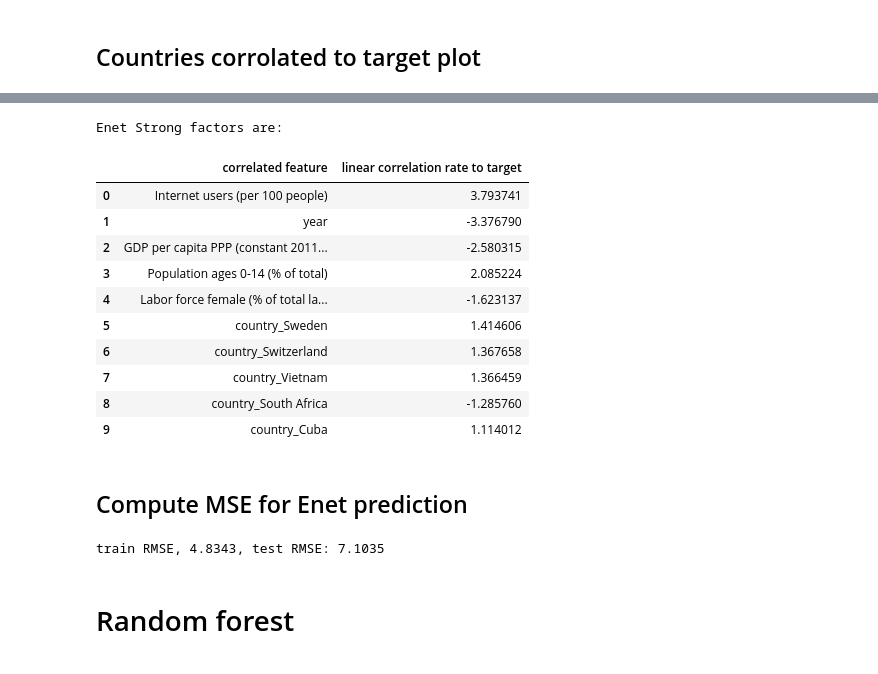
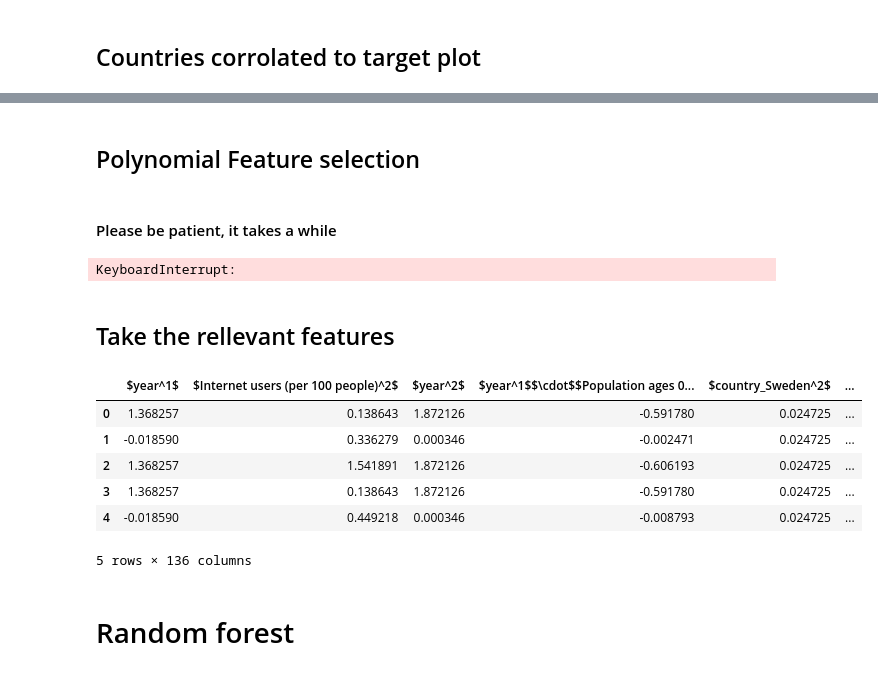
Before and after one commit to acrola/WorkShopDS, a Jupyter notebook: Project-Notebook.ipynb, the cells around one changed output, grey strips where cells are left out. Drawn from its saved outputs; the diff is of its cells as text; code cells hidden in the pictures.

```diff
--- a/Project-Notebook.ipynb
+++ b/Project-Notebook.ipynb
@@ -1018,47 +1054,35 @@ plt.show()
+# %% [markdown]
+## Polynomial Feature selection
+# %% [markdown]
+#### Please be patient, it takes a while
 # %%
-# run elastic model for feature selection
-enet = ElasticNetCV(max_iter=10000)
-enet.fit(train_factors, train_class)
-chosen_features_list = [(train_factors.columns[i],enet.coef_[i]) for i in range(enet.coef_.shape[0])]
+model = ElasticNetCV(max_iter=20000)
+sfm = fs.SelectFromModel(model)
+sfm.fit(train_factors, train_class)
+chosen_pol_features_list = [list(train_factors)[i] for i in sfm.get_support(True)]
 
-def comp(tuple):
-    return abs(tuple[1])
-
-chosen_features_list.sort(key=comp, reverse=True)
-headers = [['correlated feature', 'linear correlation rate to target']]
-data = headers + [[x[0], x[1]]\
-                  for x in chosen_features_list if x[1] != 0.0 ]
-headers = data.pop(0) # gives the headers as list and leaves data
-table = pd.DataFrame(data, columns=headers)
-print("Enet Strong factors are: ")
+header = [['selected feature']]
+data = header + chosen_pol_features_list
+headers = data.pop(0) # gives the header as list and leaves data
+table = pd.DataFrame(data, columns=header)
+print("Selected features are: ")
 table.head(10)
 # %% [output]
-Enet Strong factors are:
+KeyboardInterrupt:
-|  | correlated feature | linear correlation rate to target |
-| 0 | Internet users (per 100 people) | 3.793741 |
-| 1 | year | -3.376790 |
-| 2 | GDP per capita PPP (constant 2011... | -2.580315 |
-| 3 | Population ages 0-14 (% of total) | 2.085224 |
-| 4 | Labor force female (% of total la... | -1.623137 |
-| 5 | country_Sweden | 1.414606 |
-| 6 | country_Switzerland | 1.367658 |
-| 7 | country_Vietnam | 1.366459 |
-| 8 | country_South Africa | -1.285760 |
-| 9 | country_Cuba | 1.114012 |
-# %% [markdown]
-## Compute MSE for Enet prediction
-# %%
-test_predictions = enet.predict(test_factors)
-tarin_predictions = enet.predict(train_factors)
-
-
-# Compute the error.test_mse = mean_squared_error(y_test, rf.predict(test_factors))
-train_mse = mean_squared_error(train_class, tarin_predictions)
-test_mse = mean_squared_error(test_class, test_predictions)
-
-print("train RMSE, %.4f, test RMSE: %.4f" % (np.sqrt(train_mse), np.sqrt(test_mse)))
-# %% [output]
-train RMSE, 4.8343, test RMSE: 7.1035
+# %% [markdown]
+## Take the rellevant features
+# %%
+train_factors = train_factors[chosen_pol_features_list]
+test_factors = test_factors[chosen_pol_features_list]
+train_factors.head(5)
+# %% [output]
+|  | $year^1$ | $Internet users (per 100 people)^2$ | $year^2$ | $year^1$$\cdot$$Population ages 0... | $country_Sweden^2$ | ... |
+| 0 | 1.368257 | 0.138643 | 1.872126 | -0.591780 | 0.024725 | ... |
+| 1 | -0.018590 | 0.336279 | 0.000346 | -0.002471 | 0.024725 | ... |
+| 2 | 1.368257 | 1.541891 | 1.872126 | -0.606193 | 0.024725 | ... |
+| 3 | 1.368257 | 0.138643 | 1.872126 | -0.591780 | 0.024725 | ... |
+| 4 | -0.018590 | 0.449218 | 0.000346 | -0.008793 | 0.024725 | ... |
+5 rows × 136 columns
 # %% [markdown]
 # Random forest
 # %%
```
Also changed, not shown: parts of 29 cells of this notebook, 1 other file.
